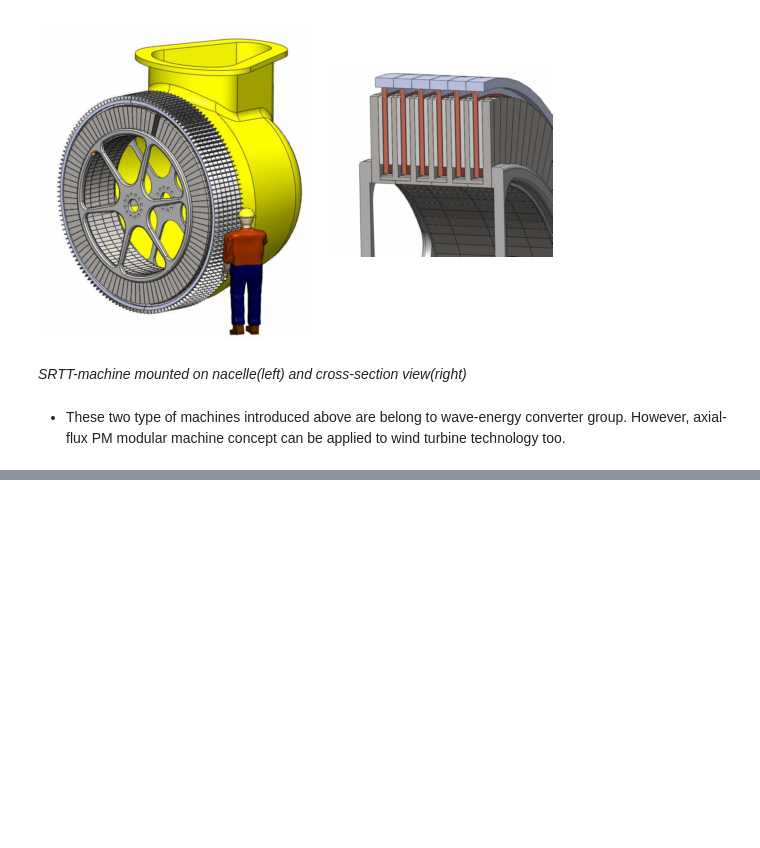
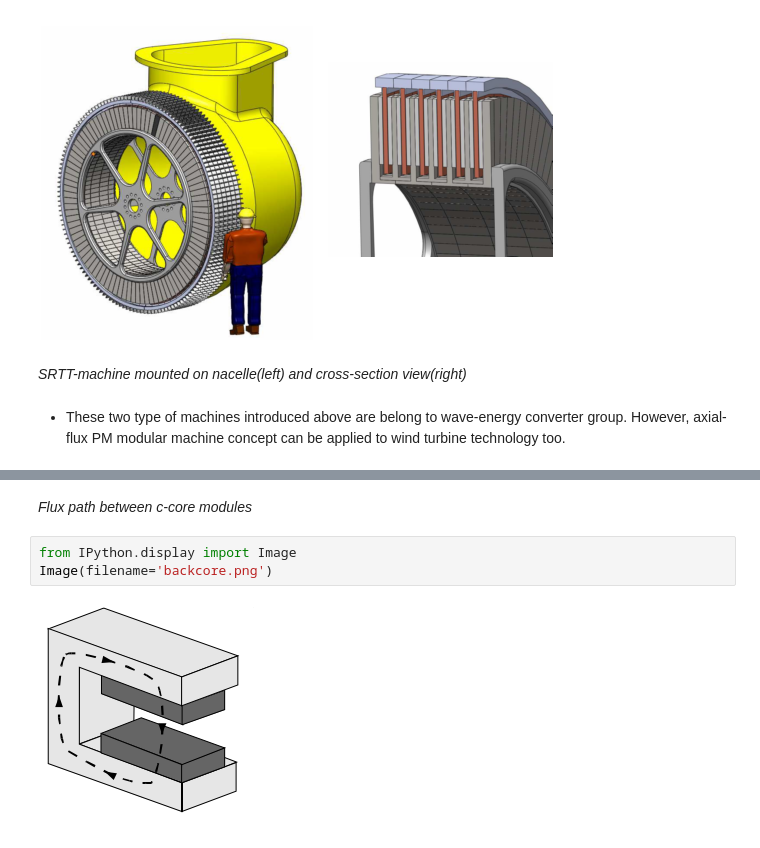
Before and after one commit to aydinbaskaya/MS_Thesis, a Jupyter notebook: Modular Generators/Documents/Direct-drive wind turbines .ipynb, the cells around one changed output, grey strips where cells are left out. Cells and saved outputs as stored; diff of their text form; blank space fills up the shorter version.

```diff
--- a/Modular Generators/Documents/Direct-drive wind turbines .ipynb
+++ b/Modular Generators/Documents/Direct-drive wind turbines .ipynb
@@ -449,0 +461,7 @@ Image(filename='srtt.png')
+# %% [markdown]
+*Flux path between c-core modules*
+# %%
+from IPython.display import Image
+Image(filename='backcore.png')
+# %% [output]
+[figure, added]
```
Also changed, not shown: parts of 9 cells of this notebook.
